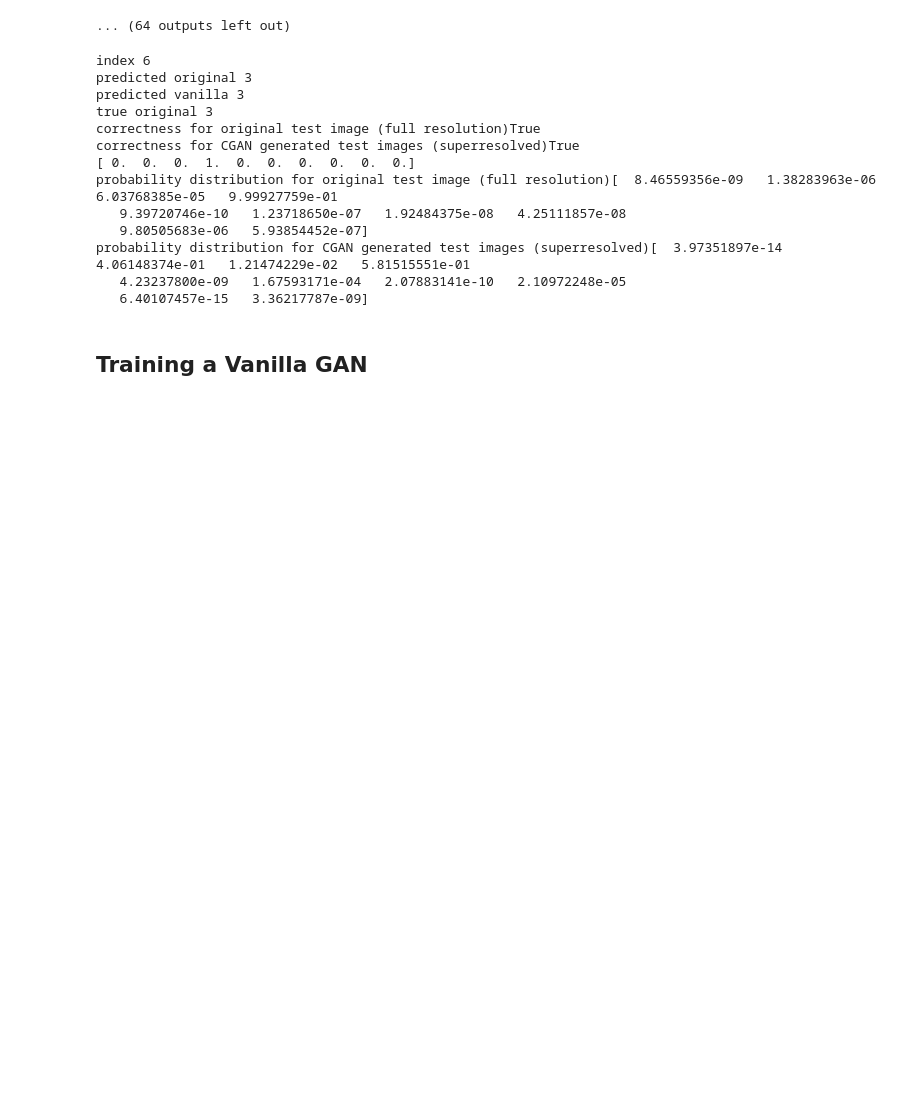
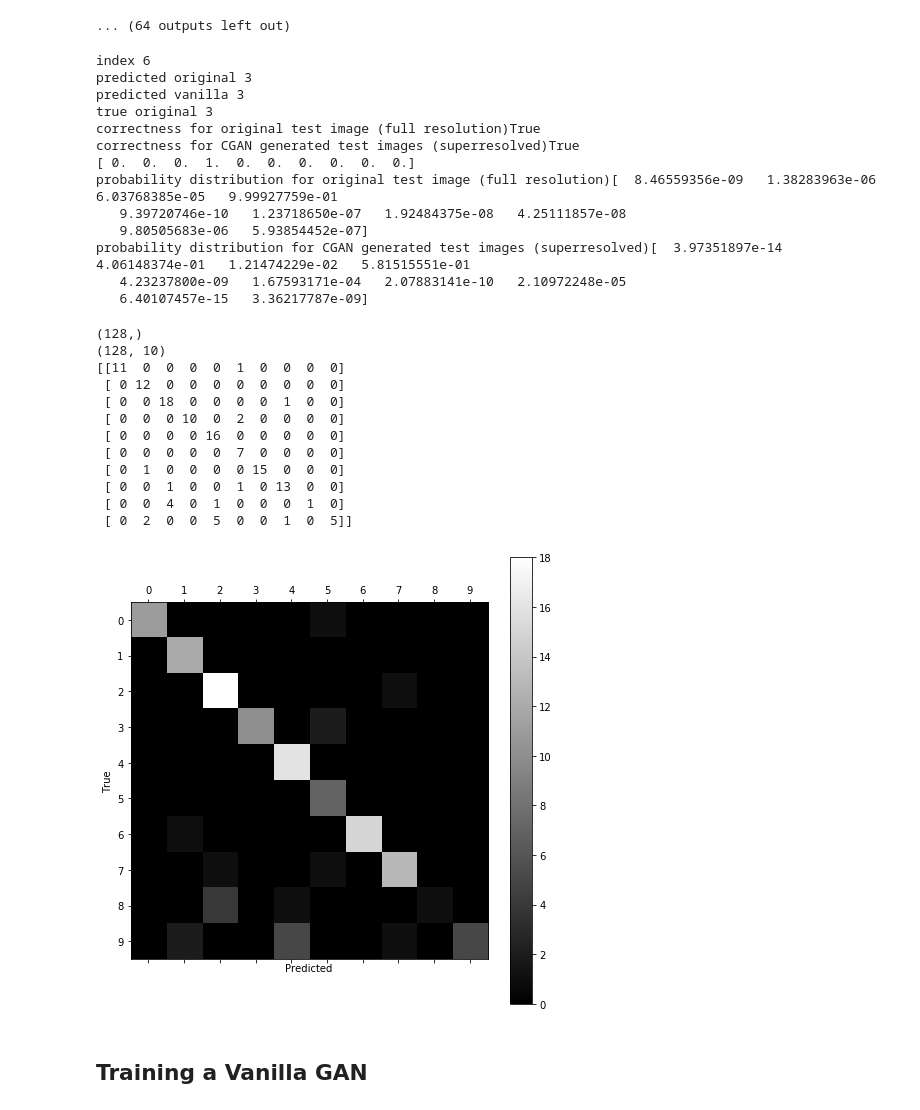
Before and after one commit to vincentschen/cgan-superres, a Jupyter notebook: crez/MNISTClassifier_PlusCGAN.ipynb, the cells around one changed output. Saved outputs shown, nothing was run; the diff lists cells and outputs as text; code cells hidden in the pictures; blank space fills up the shorter version.

Commit message:
Add confusion matrix

```diff
--- a/crez/MNISTClassifier_PlusCGAN.ipynb
+++ b/crez/MNISTClassifier_PlusCGAN.ipynb
@@ -228,3 +242,30 @@ Extracting ./datasets/MNIST_data/t10k-labels-idx1-ubyte.gz
+# %%
+from sklearn.metrics import confusion_matrix
+num_classes = 10
+def plot_confusion_matrix(cls_pred, cls_true):
+    # cls_pred is an array of the predicted class-number for
+    # all images in the test-set.
+    # Get the confusion matrix using sklearn.
+    cm = confusion_matrix(y_true=cls_true,
+                          y_pred=cls_pred)
+
+    # Print the confusion matrix as text.
+    print(cm)
+
+    # Plot the confusion matrix as an image.
+    plt.matshow(cm)
+
+    # Make various adjustments to the plot.
+    plt.colorbar()
+    tick_marks = np.arange(num_classes)
+    plt.xticks(tick_marks, range(num_classes))
+    plt.yticks(tick_marks, range(num_classes))
+    plt.xlabel('Predicted')
+    plt.ylabel('True')
+
+    # Ensure the plot is shown correctly with multiple plots
+    # in a single Notebook cell.
+    plt.show()
 # %% [markdown]
 ## LeakyReLU
 # %%
@@ -561,6 +602,24 @@ probability distribution for original test image (full resolution)[  8.46559356e
 probability distribution for CGAN generated test images (superresolved)[  3.97351897e-14   4.06148374e-01   1.21474229e-02   5.81515551e-01
    4.23237800e-09   1.67593171e-04   2.07883141e-10   2.10972248e-05
    6.40107457e-15   3.36217787e-09]
+# %%
+print (predicted_val_cgan.shape)
+print (testbatch_y.shape)
+plot_confusion_matrix(predicted_val_cgan, true_val_orig)
+# %% [output]
+(128,)
+(128, 10)
+[[11  0  0  0  0  1  0  0  0  0]
+ [ 0 12  0  0  0  0  0  0  0  0]
+ [ 0  0 18  0  0  0  0  1  0  0]
+ [ 0  0  0 10  0  2  0  0  0  0]
+ [ 0  0  0  0 16  0  0  0  0  0]
+ [ 0  0  0  0  0  7  0  0  0  0]
+ [ 0  1  0  0  0  0 15  0  0  0]
+ [ 0  0  1  0  0  1  0 13  0  0]
+ [ 0  0  4  0  1  0  0  0  1  0]
+ [ 0  2  0  0  5  0  0  1  0  5]]
+[figure, added]
 # %% [markdown]
 ## Training a Vanilla GAN
 # %%
```
Also changed, not shown: parts of 2 cells of this notebook.
